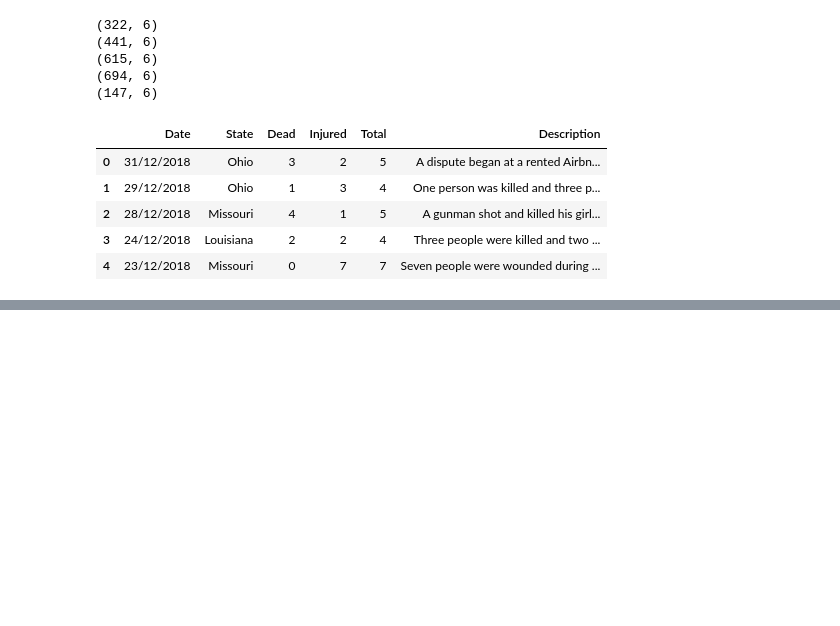
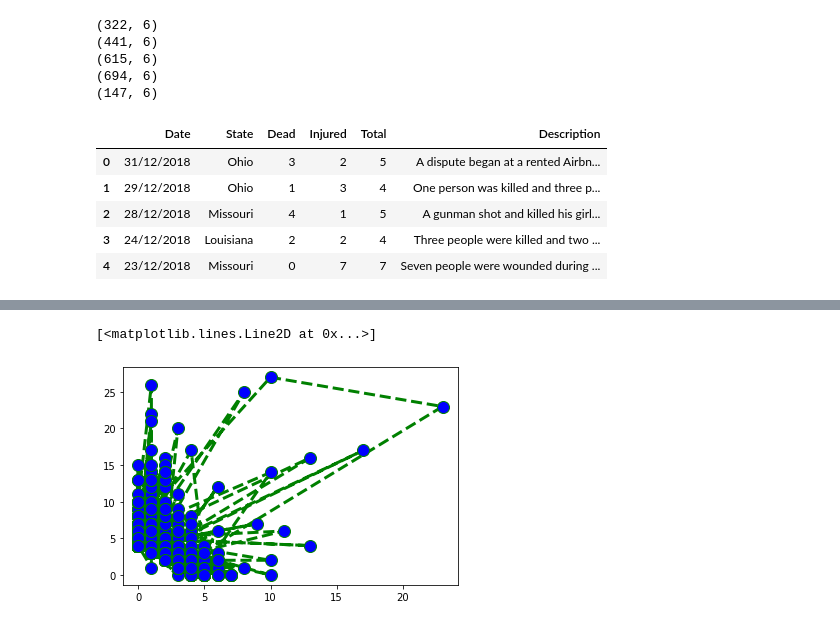
Before and after one commit to mahii6991/Kaggle_Projects, a Jupyter notebook: mass-shooting-analysis.ipynb, the cells around one changed output, grey strips where cells are left out. Drawn from its saved outputs; the diff is of its cells as text; code cells hidden in the pictures; blank space fills up the shorter version.

```diff
--- a/mass-shooting-analysis.ipynb
+++ b/mass-shooting-analysis.ipynb
@@ -65,0 +106,6 @@ total_data.head()
+# %%
+plt.plot(total_data.Dead,total_data.Injured,color='green', linestyle='dashed', linewidth = 3,
+         marker='o', markerfacecolor='blue', markersize=12)
+# %% [output]
+[<matplotlib.lines.Line2D at 0x...>]
+[figure, added]
```
Also changed, not shown: parts of 11 cells of this notebook.
